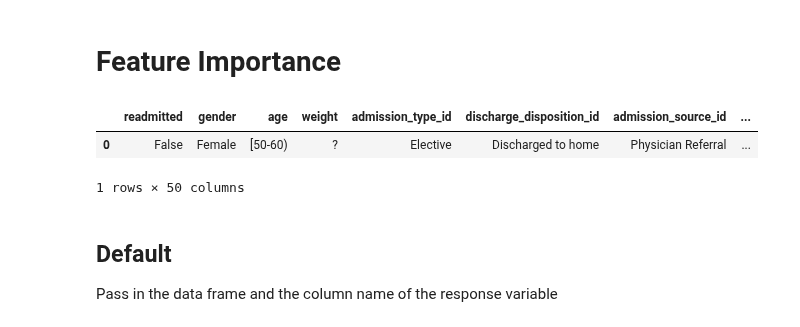
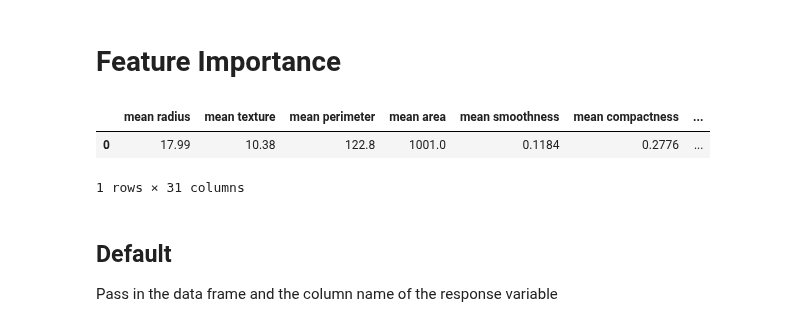
Before and after one commit to data-describe/data-describe, a Jupyter notebook: notebooks/Feature Importance.ipynb, the cells around one changed output. Drawn from its saved outputs; the diff is of its cells as text; code cells hidden in the pictures.

```diff
--- a/notebooks/Feature Importance.ipynb
+++ b/notebooks/Feature Importance.ipynb
@@ -8,14 +8,16 @@ from sklearn.naive_bayes import GaussianNB
 # %%
 import warnings
 warnings.simplefilter("ignore")
-# %%
-df = pd.read_csv('../data/er_data.csv')
-df.drop('number_inpatient', axis=1, inplace=True)
-df.head(1)
-# %% [output]
-|  | readmitted | gender | age | weight | admission_type_id | discharge_disposition_id | admission_source_id | ... |
-| 0 | False | Female | [50-60) | ? | Elective | Discharged to home | Physician Referral | ... |
-1 rows × 50 columns
+# %%
+from sklearn.datasets import load_breast_cancer
+data = load_breast_cancer()
+df = pd.DataFrame(data.data, columns=list(data.feature_names))
+df['target'] = data.target
+df.head(1)
+# %% [output]
+|  | mean radius | mean texture | mean perimeter | mean area | mean smoothness | mean compactness | ... |
+| 0 | 17.99 | 10.38 | 122.8 | 1001.0 | 0.1184 | 0.2776 | ... |
+1 rows × 31 columns
 # %% [markdown]
 ## Default
 Pass in the data frame and the column name of the response variable
```
Also changed, not shown: parts of 4 cells of this notebook, 1 other file.
